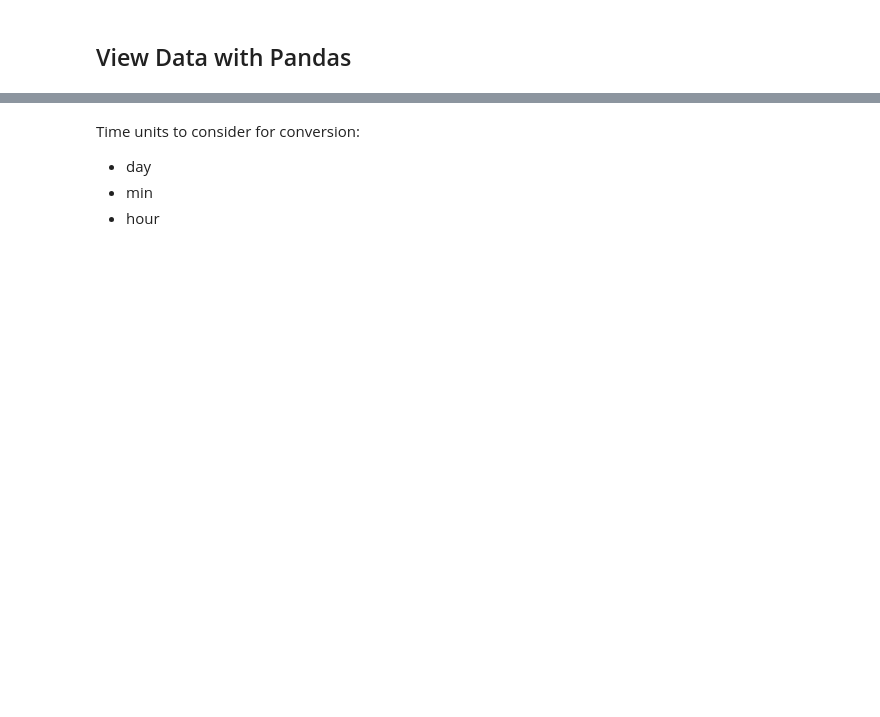
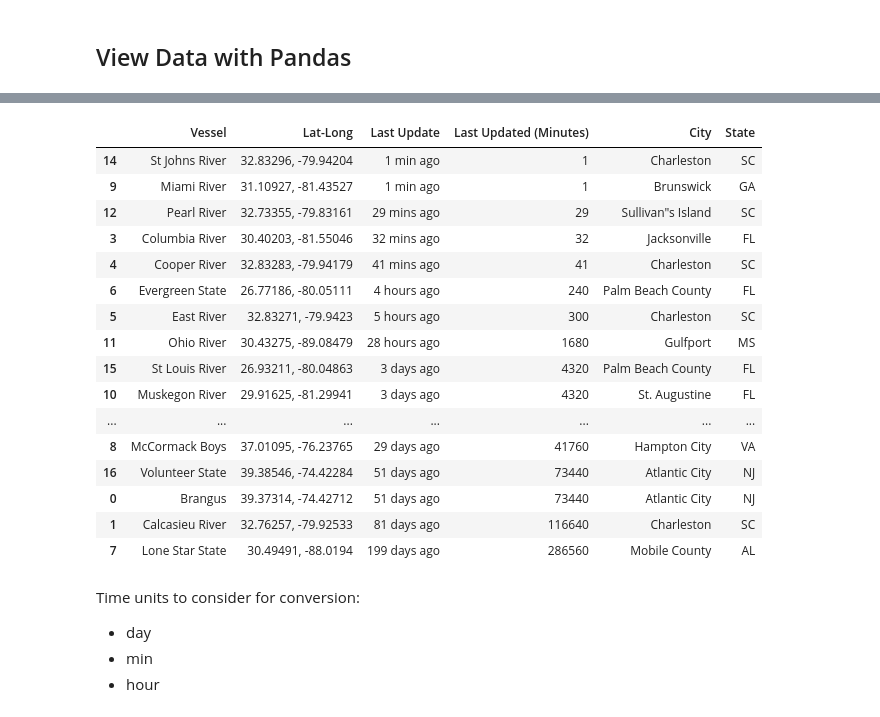
Before and after one commit to jwhudnall/web-scraping, a Jupyter notebook: boat-scraping.ipynb, the cells around one changed output, grey strips where cells are left out. Cells and saved outputs as stored; diff of their text form; code cells hidden in the pictures; blank space fills up the shorter version.

```diff
--- a/boat-scraping.ipynb
+++ b/boat-scraping.ipynb
@@ -305,3 +293,24 @@ df
+# %%
+sorted_updates = df.sort_values(['Last Updated (Minutes)'])
+sorted_updates
+# %% [output]
+|  | Vessel | Lat-Long | Last Update | Last Updated (Minutes) | City | State |
+| 14 | St Johns River | 32.83296, -79.94204 | 1 min ago | 1 | Charleston | SC |
+| 9 | Miami River | 31.10927, -81.43527 | 1 min ago | 1 | Brunswick | GA |
+| 12 | Pearl River | 32.73355, -79.83161 | 29 mins ago | 29 | Sullivan"s Island | SC |
+| 3 | Columbia River | 30.40203, -81.55046 | 32 mins ago | 32 | Jacksonville | FL |
+| 4 | Cooper River | 32.83283, -79.94179 | 41 mins ago | 41 | Charleston | SC |
+| 6 | Evergreen State | 26.77186, -80.05111 | 4 hours ago | 240 | Palm Beach County | FL |
+| 5 | East River | 32.83271, -79.9423 | 5 hours ago | 300 | Charleston | SC |
+| 11 | Ohio River | 30.43275, -89.08479 | 28 hours ago | 1680 | Gulfport | MS |
+| 15 | St Louis River | 26.93211, -80.04863 | 3 days ago | 4320 | Palm Beach County | FL |
+| 10 | Muskegon River | 29.91625, -81.29941 | 3 days ago | 4320 | St. Augustine | FL |
+| ... | ... | ... | ... | ... | ... | ... |
+| 8 | McCormack Boys | 37.01095, -76.23765 | 29 days ago | 41760 | Hampton City | VA |
+| 16 | Volunteer State | 39.38546, -74.42284 | 51 days ago | 73440 | Atlantic City | NJ |
+| 0 | Brangus | 39.37314, -74.42712 | 51 days ago | 73440 | Atlantic City | NJ |
+| 1 | Calcasieu River | 32.76257, -79.92533 | 81 days ago | 116640 | Charleston | SC |
+| 7 | Lone Star State | 30.49491, -88.0194 | 199 days ago | 286560 | Mobile County | AL |
 # %% [markdown]
 Time units to consider for conversion:
 * day
```
Also changed, not shown: parts of 3 cells of this notebook.
